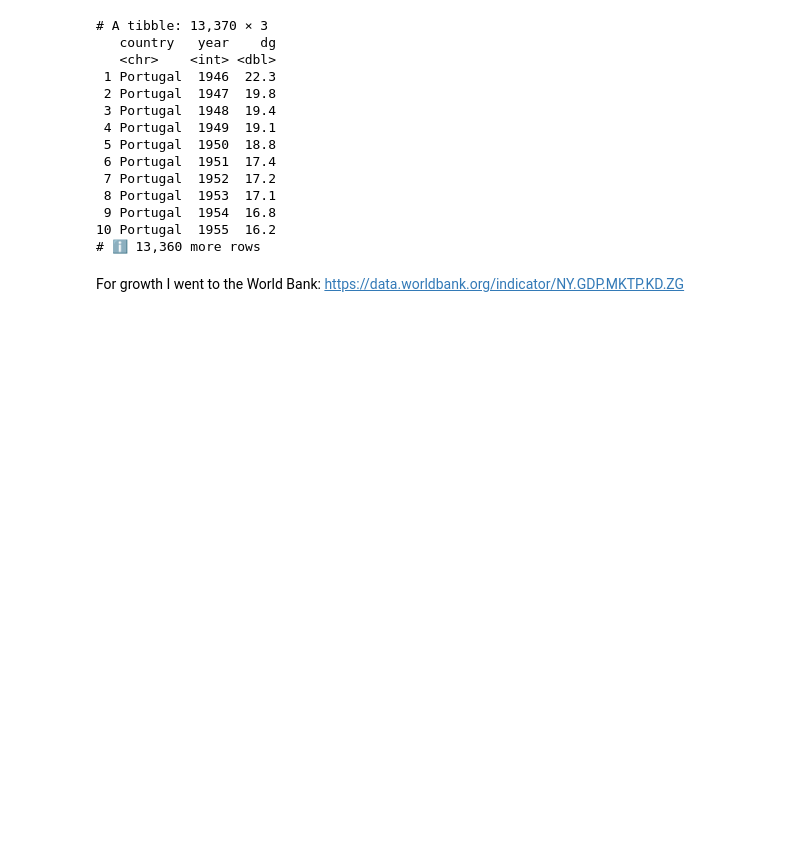
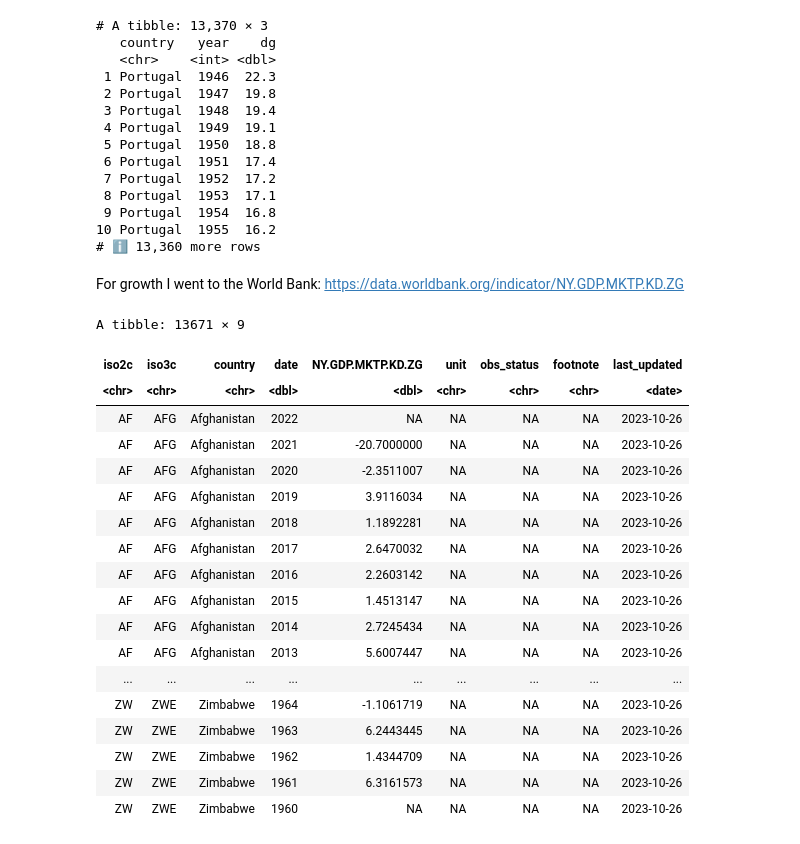
Before and after one commit to jeswheel/stats604, a Jupyter notebook: lectures/week11/lecture16/rr.ipynb, the cells around one changed output. Saved outputs shown, nothing was run; the diff lists cells and outputs as text; code cells hidden in the pictures; blank space fills up the shorter version.

```diff
--- a/lectures/week11/lecture16/rr.ipynb
+++ b/lectures/week11/lecture16/rr.ipynb
@@ -189,6 +196,28 @@ lgl   (1): ...222
 For growth I went to the World Bank: https://data.worldbank.org/indicator/NY.GDP.MKTP.KD.ZG
 # %%
 growth.wb <- wb_data("NY.GDP.MKTP.KD.ZG")
+
+growth.wb
+# %% [output]
+A tibble: 13671 × 9
+| iso2c | iso3c | country | date | NY.GDP.MKTP.KD.ZG | unit | obs_status | footnote | last_updated |
+| <chr> | <chr> | <chr> | <dbl> | <dbl> | <chr> | <chr> | <chr> | <date> |
+| AF | AFG | Afghanistan | 2022 | NA | NA | NA | NA | 2023-10-26 |
+| AF | AFG | Afghanistan | 2021 | -20.7000000 | NA | NA | NA | 2023-10-26 |
+| AF | AFG | Afghanistan | 2020 | -2.3511007 | NA | NA | NA | 2023-10-26 |
+| AF | AFG | Afghanistan | 2019 | 3.9116034 | NA | NA | NA | 2023-10-26 |
+| AF | AFG | Afghanistan | 2018 | 1.1892281 | NA | NA | NA | 2023-10-26 |
+| AF | AFG | Afghanistan | 2017 | 2.6470032 | NA | NA | NA | 2023-10-26 |
+| AF | AFG | Afghanistan | 2016 | 2.2603142 | NA | NA | NA | 2023-10-26 |
+| AF | AFG | Afghanistan | 2015 | 1.4513147 | NA | NA | NA | 2023-10-26 |
+| AF | AFG | Afghanistan | 2014 | 2.7245434 | NA | NA | NA | 2023-10-26 |
+| AF | AFG | Afghanistan | 2013 | 5.6007447 | NA | NA | NA | 2023-10-26 |
+| ... | ... | ... | ... | ... | ... | ... | ... | ... |
+| ZW | ZWE | Zimbabwe | 1964 | -1.1061719 | NA | NA | NA | 2023-10-26 |
+| ZW | ZWE | Zimbabwe | 1963 | 6.2443445 | NA | NA | NA | 2023-10-26 |
+| ZW | ZWE | Zimbabwe | 1962 | 1.4344709 | NA | NA | NA | 2023-10-26 |
+| ZW | ZWE | Zimbabwe | 1961 | 6.3161573 | NA | NA | NA | 2023-10-26 |
+| ZW | ZWE | Zimbabwe | 1960 | NA | NA | NA | NA | 2023-10-26 |
 # %%
 growth.wb1 <- growth.wb %>%
     select(country, growth = NY.GDP.MKTP.KD.ZG, year = date) %>%
```
Also changed, not shown: parts of 9 cells of this notebook.
